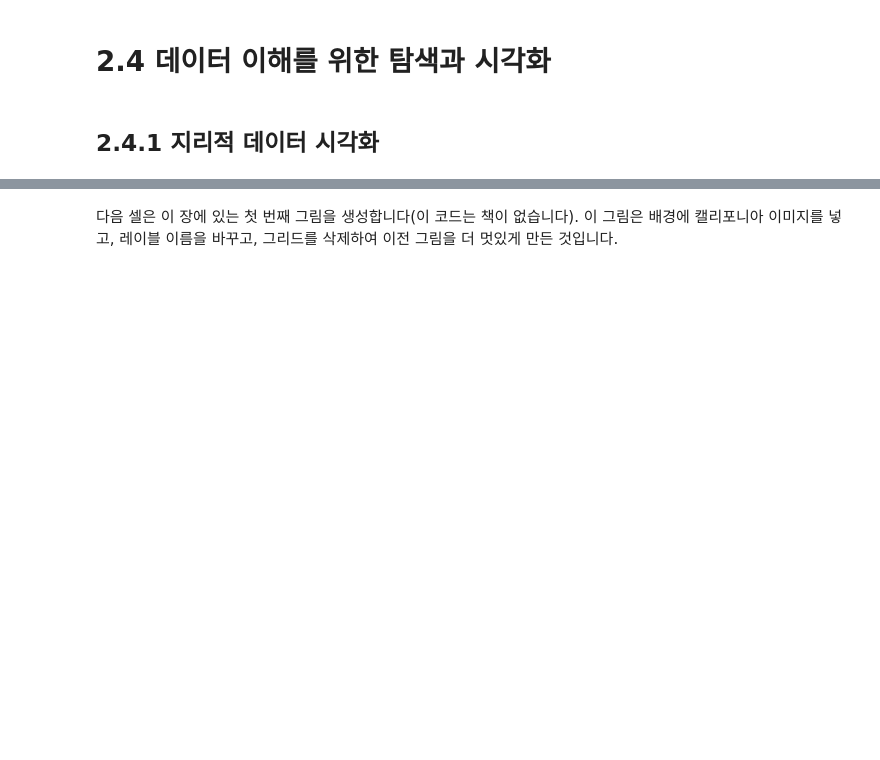
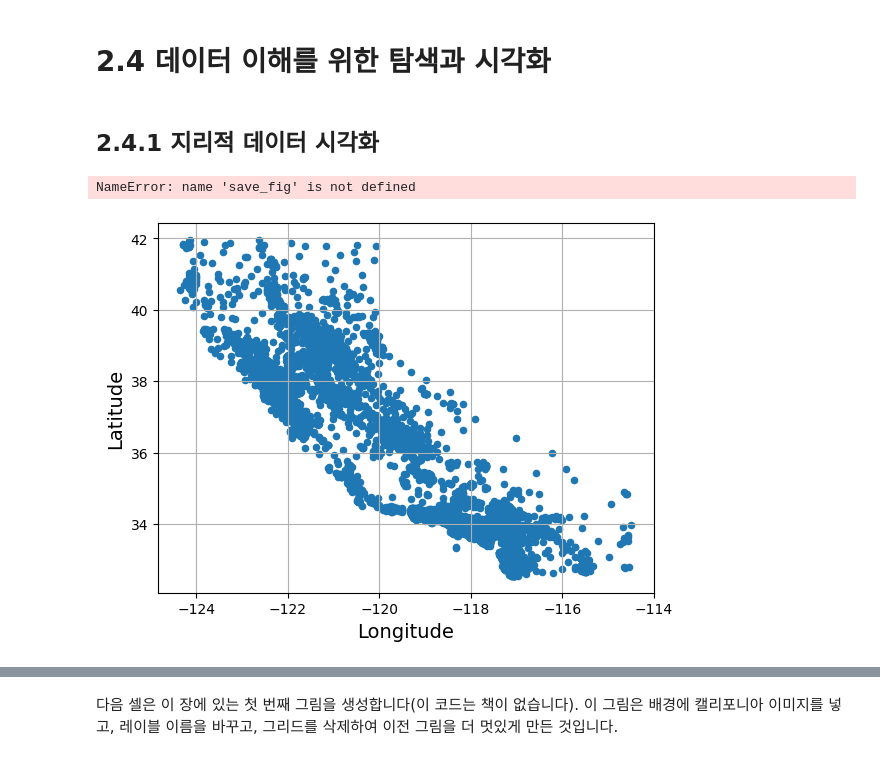
Before and after one commit to aaronkr-classroom/2-end-to-end-ml-pm-wt88218, a Jupyter notebook: 02_end_to_end_machine_learning_project.ipynb, the cells around one changed output, grey strips where cells are left out. Drawn from its saved outputs; the diff is of its cells as text; code cells hidden in the pictures; blank space fills up the shorter version.

```diff
--- a/02_end_to_end_machine_learning_project.ipynb
+++ b/02_end_to_end_machine_learning_project.ipynb
@@ -173,5 +270,8 @@ save_fig("housing_income_cat_bar_plot")  # extra code
 # %% [markdown]
 하나의 계층적 분할을 얻기 위해서는 이 방법이 훨씬 간단합니다:
 # %%
-# strat_train_set, strat_test_set = train_test_split(
-#     housing, test_size=0.2, stratify=housing["income_cat"], random_state=42)
+strat_train_set, strat_test_set = train_test_split(
+    housing, test_size=0.2, stratify=housing["income_cat"], random_state=42)
+
+print(len(strat_train_set))
+print(len(strat_test_set))
@@ -207,8 +326,13 @@ housing = strat_train_set.copy()
 ## 2.4.1 지리적 데이터 시각화
 # %%
 # bad_visualization_plot
-
+housing.plot(kind="scatter", x="longitude",y="latitude",grid = True)
+plt.xlabel("Longitude")
+plt.ylabel("Latitude")
 save_fig("bad_visualization_plot")  # extra code
-# plt.show()
+plt.show()
+# %% [output]
+NameError: name 'save_fig' is not defined
+[figure, added]
 # %%
 # better_visualization_plot
```
Also changed, not shown: parts of 79 cells of this notebook, 2 other files.
